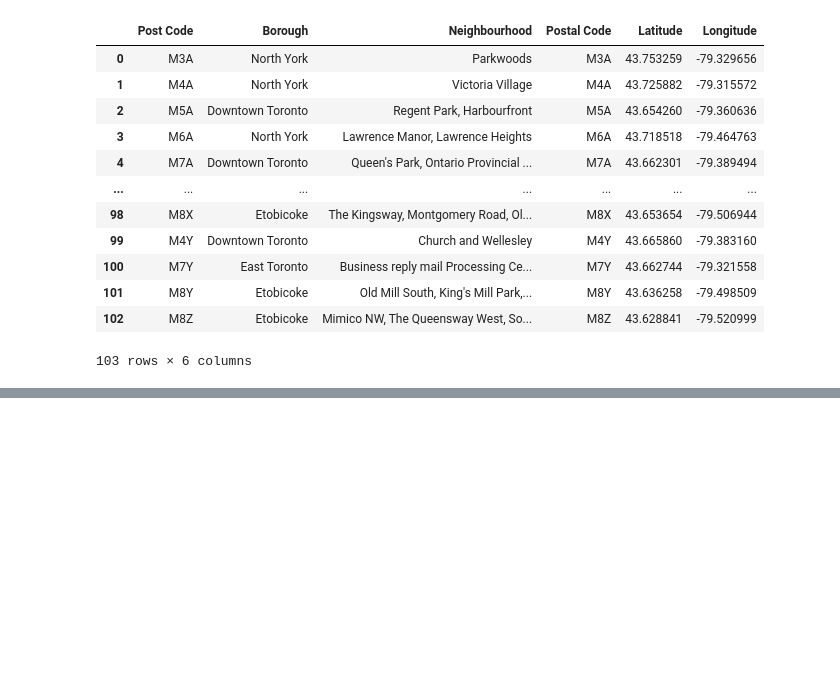
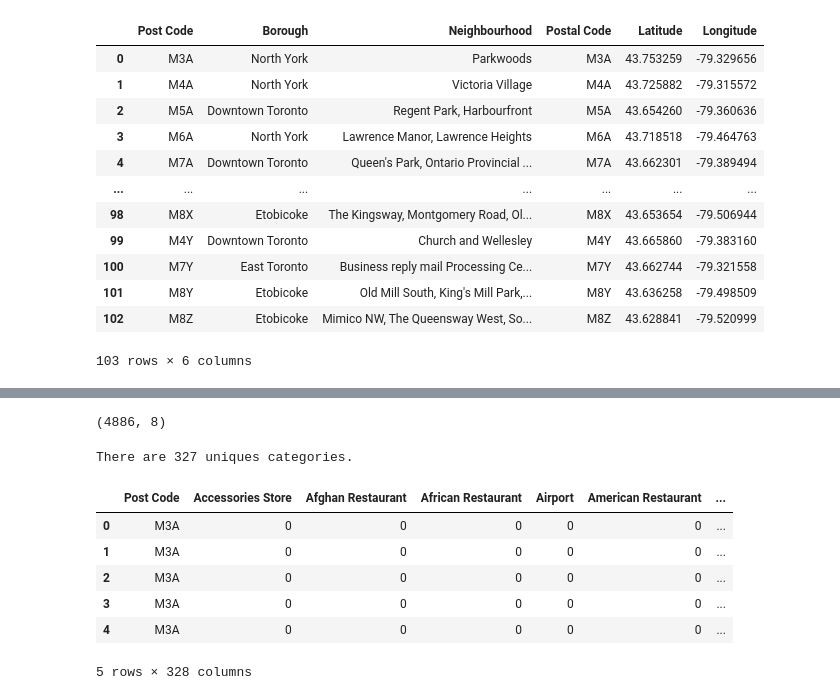
Before and after one commit to MarkBuchbach/Coursera_Capstone, a Jupyter notebook: Week3Assignment.ipynb, the cells around one changed output, grey strips where cells are left out. Drawn from its saved outputs; the diff is of its cells as text; code cells hidden in the pictures; blank space fills up the shorter version.

```diff
--- a/Week3Assignment.ipynb
+++ b/Week3Assignment.ipynb
@@ -38,7 +38,7 @@ df.head()
 | 3 | M4A\n | North York\n | Victoria Village\n |
 | 4 | M5A\n | Downtown Toronto\n | Regent Park, Harbourfront\n |
 # %%
-cutdf = df[df['Borough'] != 'Not assigned\n', ].copy()
+cutdf = df[df['Borough'] != 'Not assigned\n'].copy()
 # %%
 cutdf = cutdf.replace(regex = "\n", value = "")
 # %%
@@ -120,0 +261,27 @@ Merged
+# %%
+toronto_venues.shape
+# %% [output]
+(4886, 8)
+# %%
+print('There are {} uniques categories.'.format(len(toronto_venues['Venue Category'].unique())))
+# %% [output]
+There are 327 uniques categories.
+# %%
+toronto_onehot = pd.get_dummies(toronto_venues[['Venue Category']], prefix="", prefix_sep="")
+
+# add neighborhood column back to dataframe
+toronto_onehot['Post Code'] = toronto_venues['Post Code']
+
+
+# move neighborhood column to the first column
+fixed_columns = [toronto_onehot.columns[-1]] + list(toronto_onehot.columns[:-1])
+toronto_onehot = toronto_onehot[fixed_columns]
+toronto_onehot.head()
+# %% [output]
+|  | Post Code | Accessories Store | Afghan Restaurant | African Restaurant | Airport | American Restaurant | ... |
+| 0 | M3A | 0 | 0 | 0 | 0 | 0 | ... |
+| 1 | M3A | 0 | 0 | 0 | 0 | 0 | ... |
+| 2 | M3A | 0 | 0 | 0 | 0 | 0 | ... |
+| 3 | M3A | 0 | 0 | 0 | 0 | 0 | ... |
+| 4 | M3A | 0 | 0 | 0 | 0 | 0 | ... |
+5 rows × 328 columns
```
Also changed, not shown: parts of 24 cells of this notebook.
